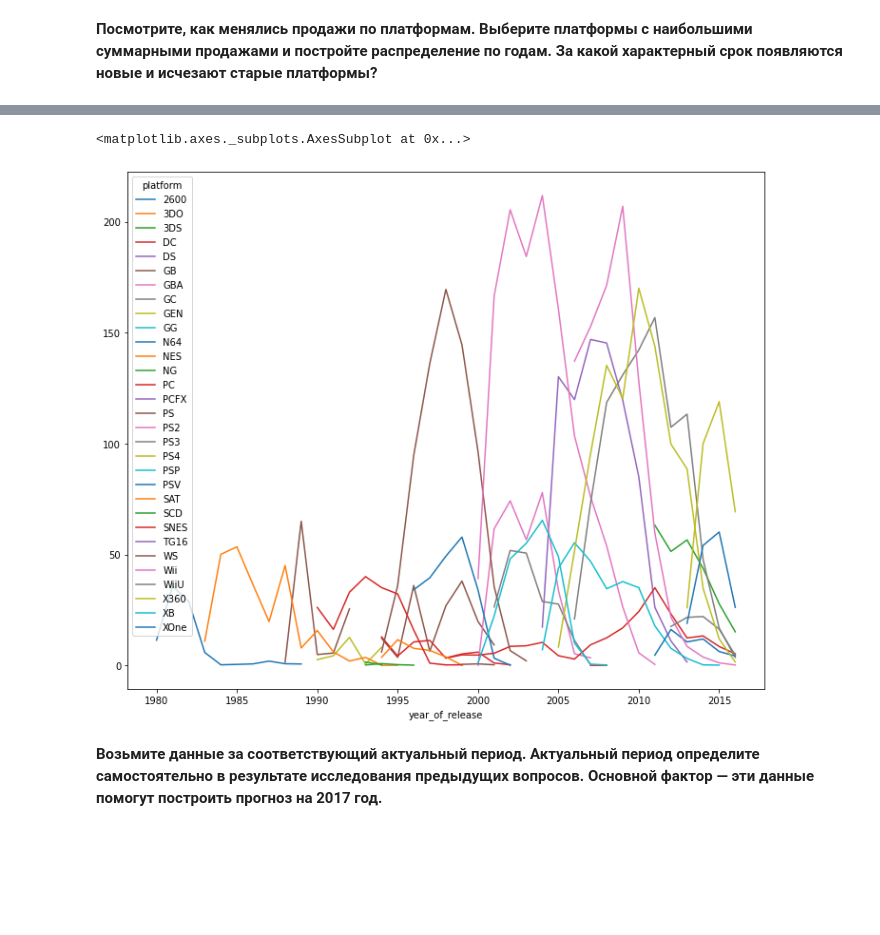
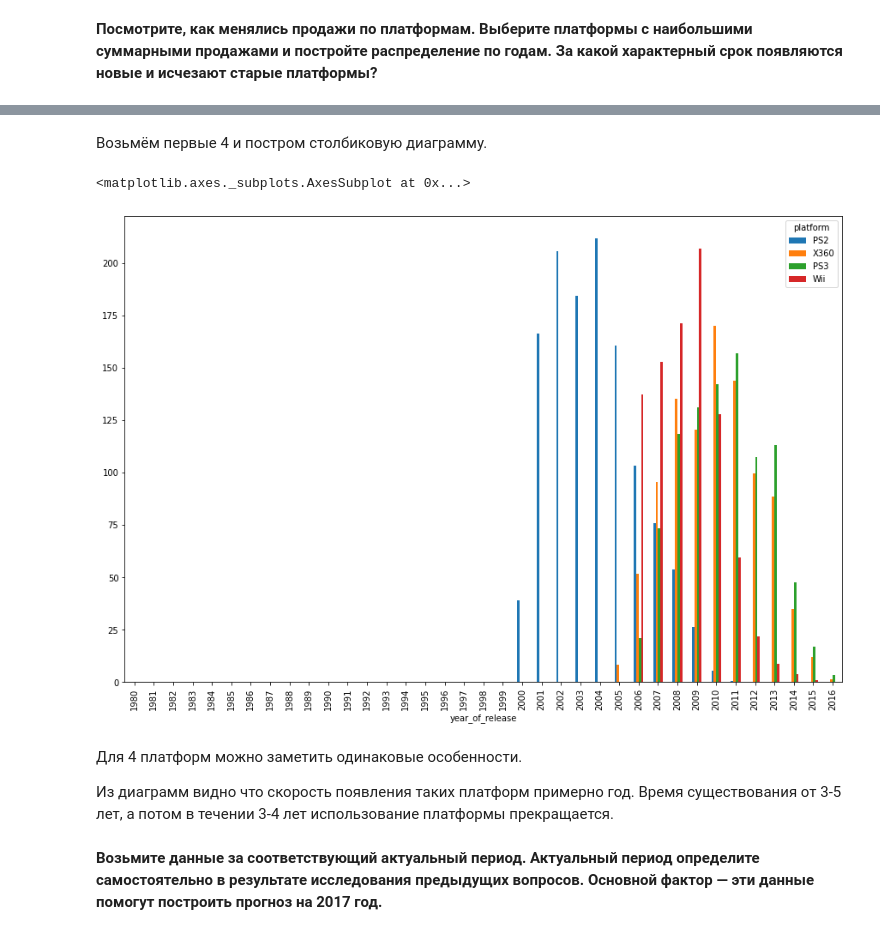
Before and after one commit to kozyreviva/Data_Science, a Jupyter notebook: Сборный_проект_1_.ipynb, the cells around one changed output, grey strips where cells are left out. Cells and saved outputs as stored; diff of their text form; code cells hidden in the pictures; blank space fills up the shorter version.

```diff
--- a/Сборный_проект_1_.ipynb
+++ b/Сборный_проект_1_.ipynb
@@ -259,7 +283,6 @@ df.year_of_release.hist(bins = 35, figsize = (6,4))
+# %% [markdown]
+Возьмём первые 4 и постром столбиковую диаграмму.
+# %%
+platforms = df.groupby("platform")["global_sales"].sum().sort_values(ascending = False).head(4).index.values                                    #спиcок из платформ
 # %%
-platform_df = df.pivot_table(index = "year_of_release", columns = "platform",values = "global_sales", aggfunc = sum)
+platforms_df = df.pivot_table(index = "year_of_release", columns = "platform",values = "global_sales", aggfunc = sum)                          #построение сводной таблицы
-# %%
-platform_df.plot(figsize = (12,10))
-# %% [output]
-<matplotlib.axes._subplots.AxesSubplot at 0x...>
-[figure, removed]
@@ -273,3 +289,13 @@ sns.heatmap(platform_genre_sales, annot=True, fmt=".1f", linewidths=.5)
+# %%
+platforms_df.plot(y = platforms, kind = "bar", figsize = (15,10))                                                                         #вывод столбиковой диаграммы
+# %% [output]
+<matplotlib.axes._subplots.AxesSubplot at 0x...>
+[figure, added]
+# %% [markdown]
+Для 4 платформ можно заметить одинаковые особенности.
+
+Из диаграмм видно что скорость появления таких платформ примерно год.
+Время существования от 3-5 лет,  а потом в течении 3-4 лет использование платформы прекращается.
 # %% [markdown]
 **Возьмите данные за соответствующий актуальный период. Актуальный
 период определите самостоятельно в результате исследования предыдущих
```
Also changed, not shown: parts of 19 cells of this notebook.
